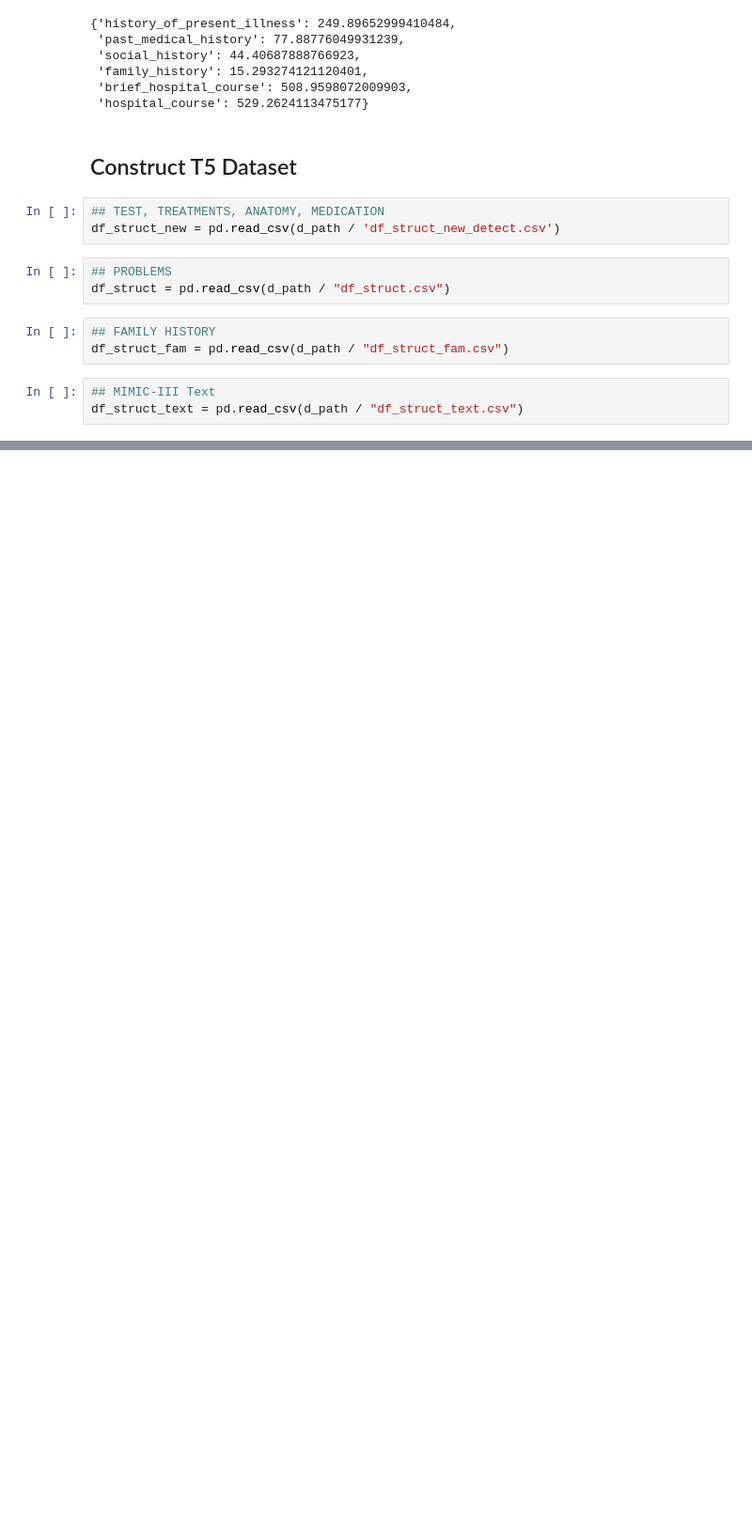
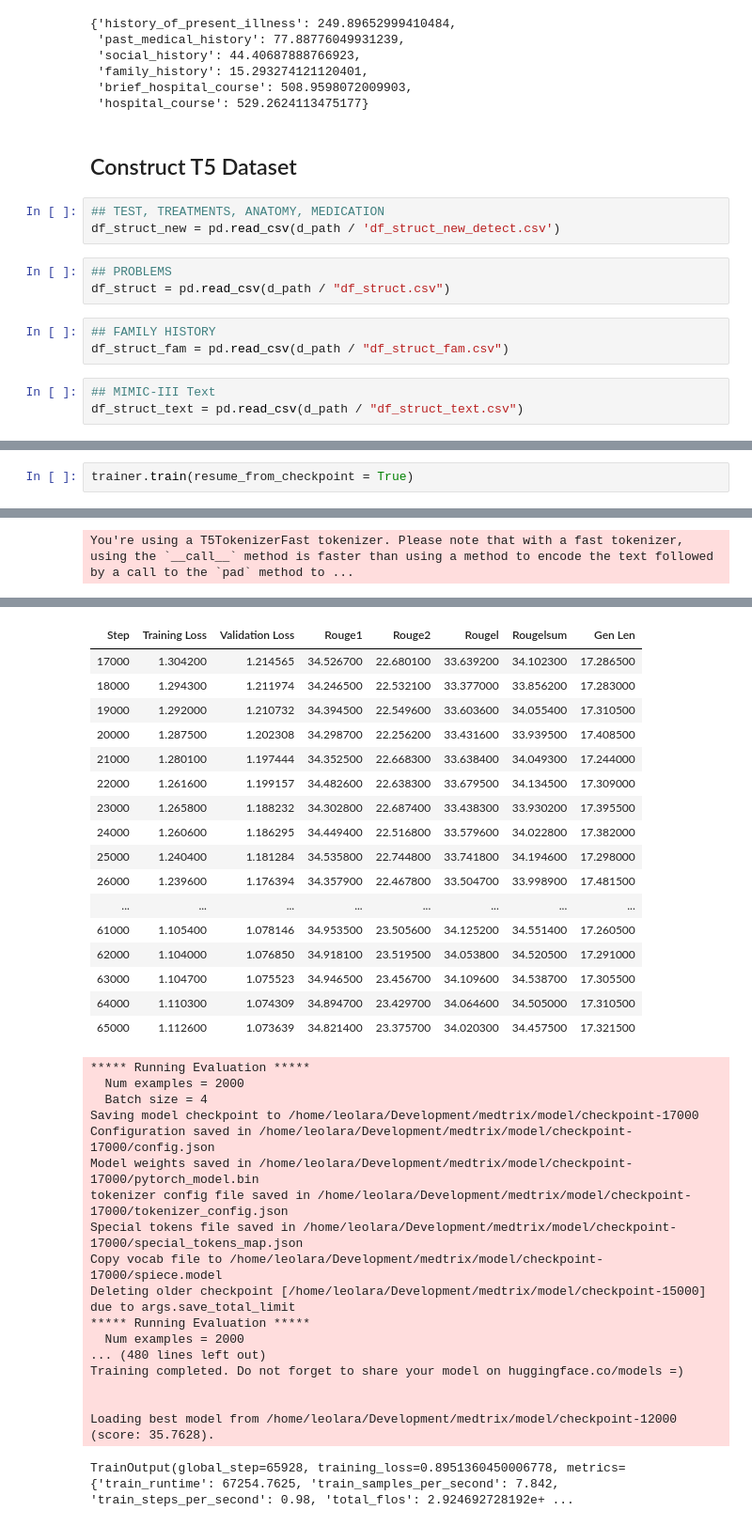
Before and after one commit to leoitcode/medtrix, a Jupyter notebook: notebook/medtrix_nlg.ipynb, the cells around one changed output, grey strips where cells are left out. Shown at 94% size. Cells and saved outputs as stored; diff of their text form; blank space fills up the shorter version.

```diff
--- a/notebook/medtrix_nlg.ipynb
+++ b/notebook/medtrix_nlg.ipynb
@@ -279,0 +1174,3 @@ get_topics_text(df_struct_text.iloc[0].to_list()[0])
+# %%
+trainer.train(resume_from_checkpoint = True)
+# %% [output]
@@ -279,0 +1190 @@ get_topics_text(df_struct_text.iloc[0].to_list()[0])
+You're using a T5TokenizerFast tokenizer. Please note that with a fast tokenizer, using the `__call__` method is faster than using a method to encode the text followed by a call to the `pad` method to ...
@@ -279,0 +1192,35 @@ get_topics_text(df_struct_text.iloc[0].to_list()[0])
+| Step | Training Loss | Validation Loss | Rouge1 | Rouge2 | Rougel | Rougelsum | Gen Len |
+| 17000 | 1.304200 | 1.214565 | 34.526700 | 22.680100 | 33.639200 | 34.102300 | 17.286500 |
+| 18000 | 1.294300 | 1.211974 | 34.246500 | 22.532100 | 33.377000 | 33.856200 | 17.283000 |
+| 19000 | 1.292000 | 1.210732 | 34.394500 | 22.549600 | 33.603600 | 34.055400 | 17.310500 |
+| 20000 | 1.287500 | 1.202308 | 34.298700 | 22.256200 | 33.431600 | 33.939500 | 17.408500 |
+| 21000 | 1.280100 | 1.197444 | 34.352500 | 22.668300 | 33.638400 | 34.049300 | 17.244000 |
+| 22000 | 1.261600 | 1.199157 | 34.482600 | 22.638300 | 33.679500 | 34.134500 | 17.309000 |
+| 23000 | 1.265800 | 1.188232 | 34.302800 | 22.687400 | 33.438300 | 33.930200 | 17.395500 |
+| 24000 | 1.260600 | 1.186295 | 34.449400 | 22.516800 | 33.579600 | 34.022800 | 17.382000 |
+| 25000 | 1.240400 | 1.181284 | 34.535800 | 22.744800 | 33.741800 | 34.194600 | 17.298000 |
+| 26000 | 1.239600 | 1.176394 | 34.357900 | 22.467800 | 33.504700 | 33.998900 | 17.481500 |
+| ... | ... | ... | ... | ... | ... | ... | ... |
+| 61000 | 1.105400 | 1.078146 | 34.953500 | 23.505600 | 34.125200 | 34.551400 | 17.260500 |
+| 62000 | 1.104000 | 1.076850 | 34.918100 | 23.519500 | 34.053800 | 34.520500 | 17.291000 |
+| 63000 | 1.104700 | 1.075523 | 34.946500 | 23.456700 | 34.109600 | 34.538700 | 17.305500 |
+| 64000 | 1.110300 | 1.074309 | 34.894700 | 23.429700 | 34.064600 | 34.505000 | 17.310500 |
+| 65000 | 1.112600 | 1.073639 | 34.821400 | 23.375700 | 34.020300 | 34.457500 | 17.321500 |
+***** Running Evaluation *****
+  Num examples = 2000
+  Batch size = 4
+Saving model checkpoint to /home/leolara/Development/medtrix/model/checkpoint-17000
+Configuration saved in /home/leolara/Development/medtrix/model/checkpoint-17000/config.json
+Model weights saved in /home/leolara/Development/medtrix/model/checkpoint-17000/pytorch_model.bin
+tokenizer config file saved in /home/leolara/Development/medtrix/model/checkpoint-17000/tokenizer_config.json
+Special tokens file saved in /home/leolara/Development/medtrix/model/checkpoint-17000/special_tokens_map.json
+Copy vocab file to /home/leolara/Development/medtrix/model/checkpoint-17000/spiece.model
+Deleting older checkpoint [/home/leolara/Development/medtrix/model/checkpoint-15000] due to args.save_total_limit
+***** Running Evaluation *****
+  Num examples = 2000
+... (480 lines left out)
+Training completed. Do not forget to share your model on huggingface.co/models =)
+
+
+Loading best model from /home/leolara/Development/medtrix/model/checkpoint-12000 (score: 35.7628).
+TrainOutput(global_step=65928, training_loss=0.8951360450006778, metrics={'train_runtime': 67254.7625, 'train_samples_per_second': 7.842, 'train_steps_per_second': 0.98, 'total_flos': 2.924692728192e+ ...
```
Also changed, not shown: parts of 101 cells of this notebook, 9 other files.
